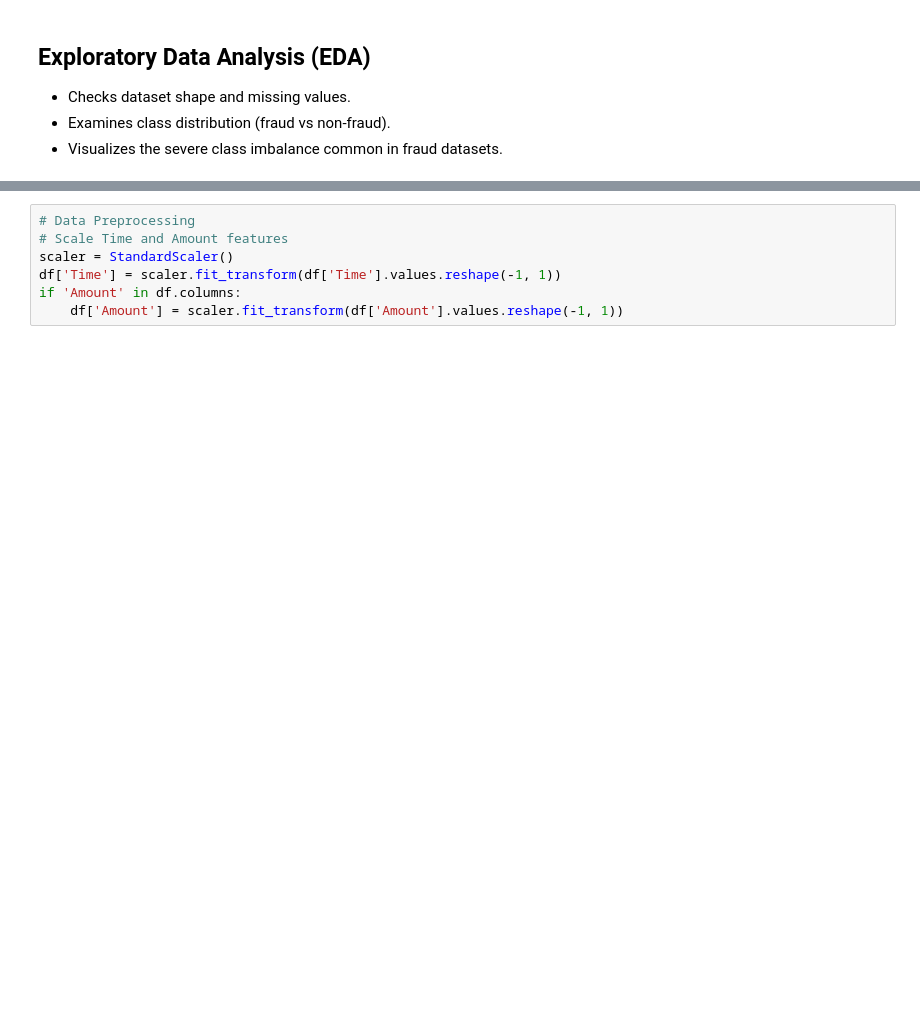
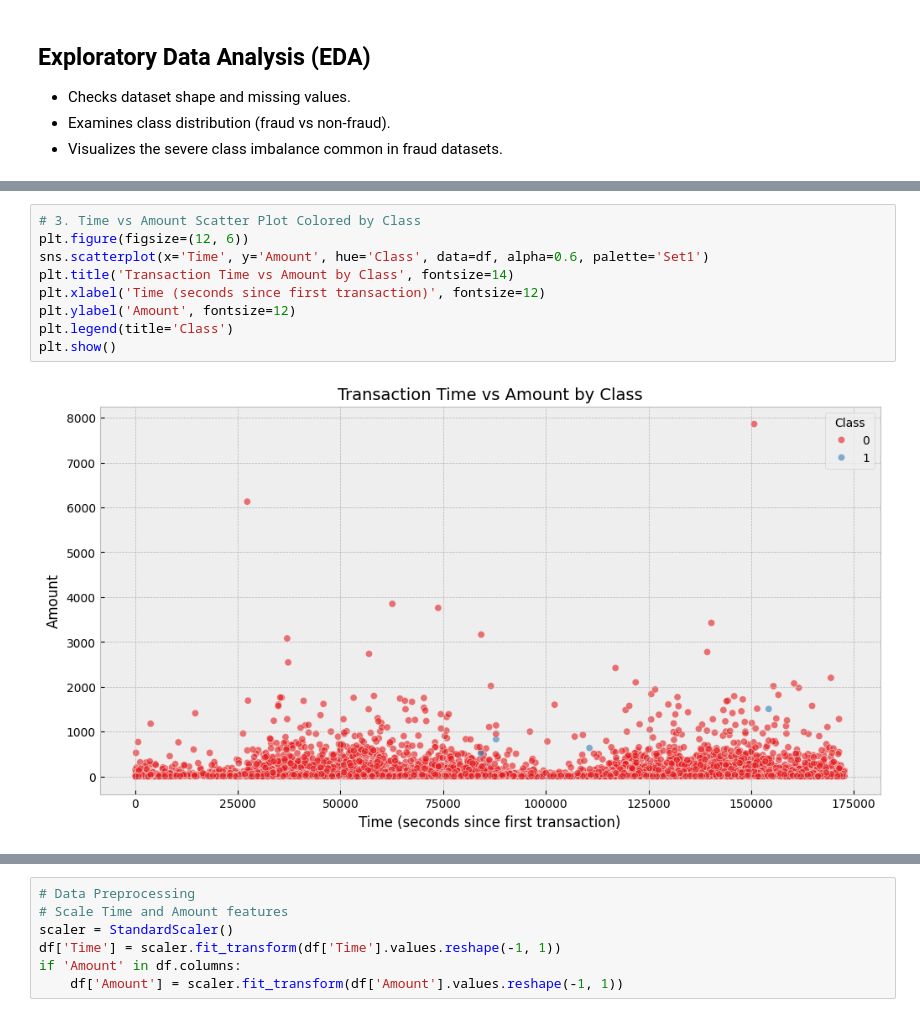
Before and after one commit to Trish-Pat/Credit-Card-Fraud-Detection-and-Prevention-Hackathon, a Jupyter notebook: Credit_Card_Fraud_Detection_and_Prevention_Hackathon.ipynb, the cells around one changed output, grey strips where cells are left out. Saved outputs shown, nothing was run; the diff lists cells and outputs as text; blank space fills up the shorter version.

```diff
--- a/Credit_Card_Fraud_Detection_and_Prevention_Hackathon.ipynb
+++ b/Credit_Card_Fraud_Detection_and_Prevention_Hackathon.ipynb
@@ -213,0 +256,11 @@ Name: count, dtype: int64
+# %%
+# 3. Time vs Amount Scatter Plot Colored by Class
+plt.figure(figsize=(12, 6))
+sns.scatterplot(x='Time', y='Amount', hue='Class', data=df, alpha=0.6, palette='Set1')
+plt.title('Transaction Time vs Amount by Class', fontsize=14)
+plt.xlabel('Time (seconds since first transaction)', fontsize=12)
+plt.ylabel('Amount', fontsize=12)
+plt.legend(title='Class')
+plt.show()
+# %% [output]
+[figure, added]
```
Also changed, not shown: parts of 24 cells of this notebook.
